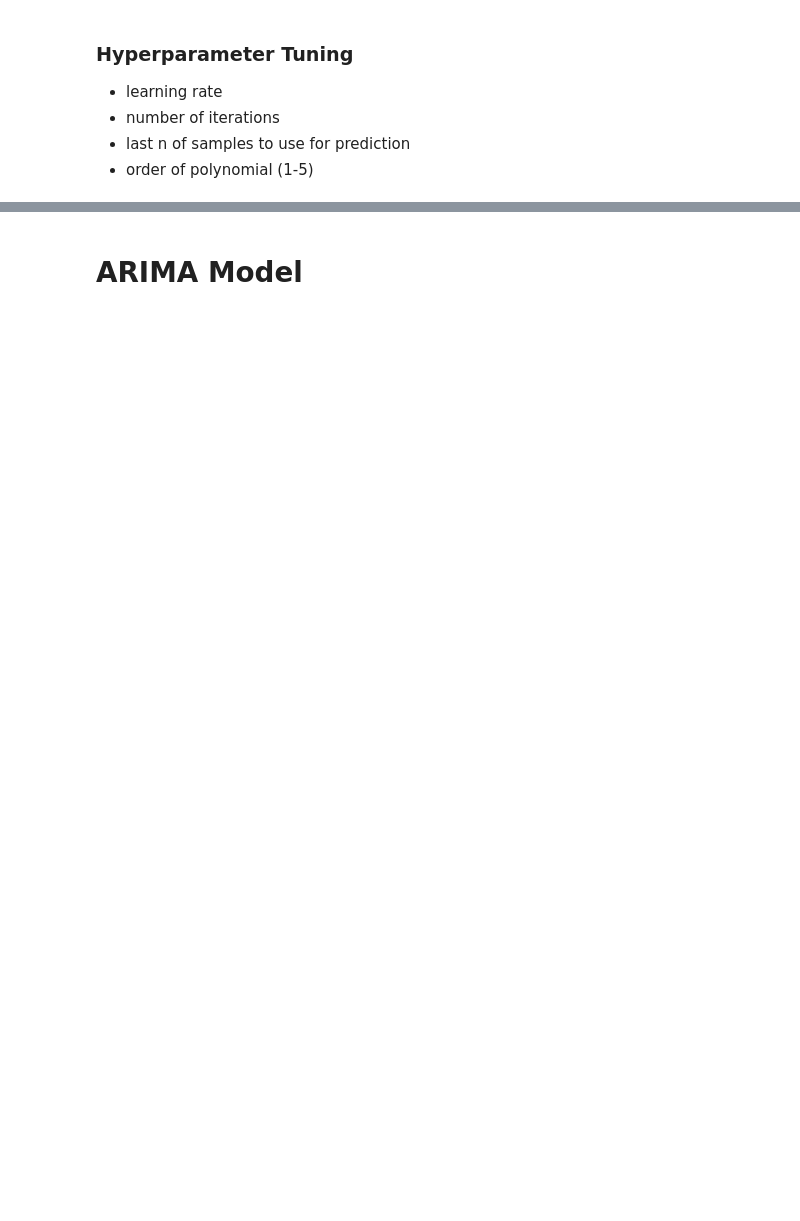
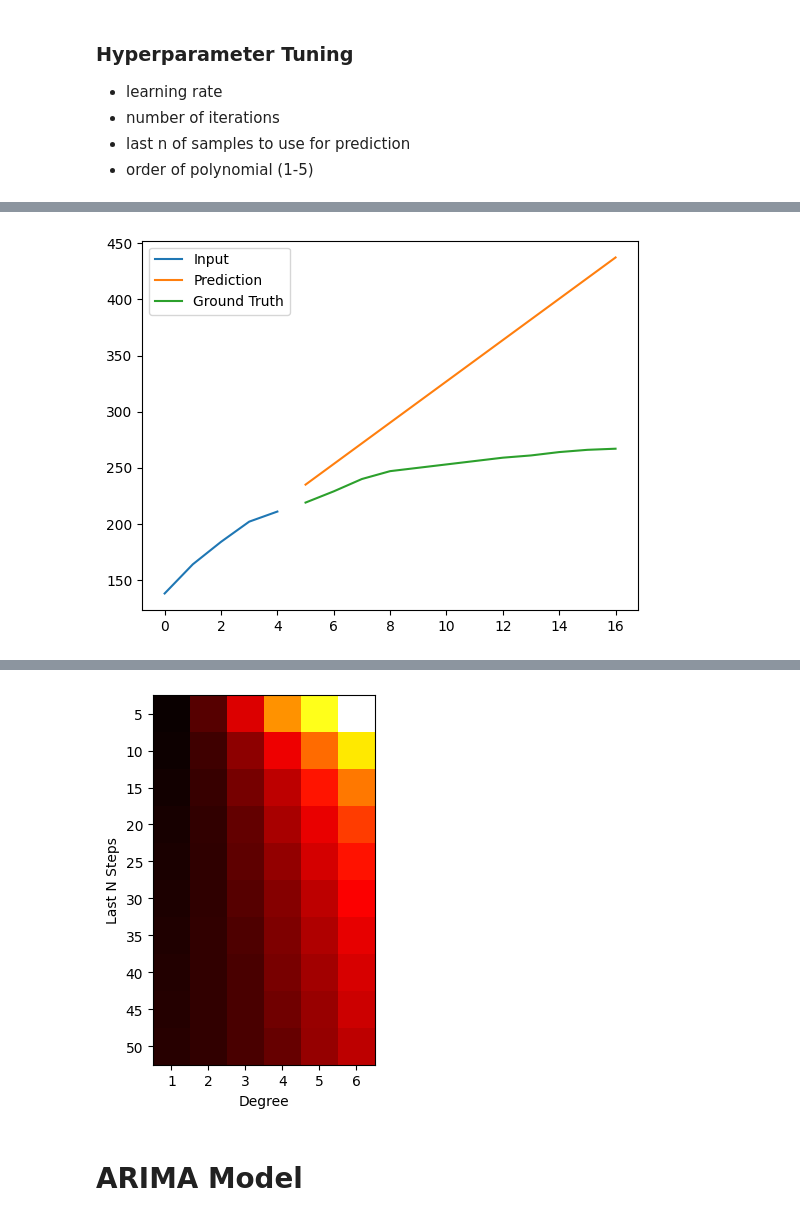
Before and after one commit to mo-gaafar/CGM_Prediction_LSTM, a Jupyter notebook: code/project/heurisitic_0.ipynb, the cells around one changed output, grey strips where cells are left out. Cells and saved outputs as stored; diff of their text form; code cells hidden in the pictures; blank space fills up the shorter version.

```diff
--- a/code/project/heurisitic_0.ipynb
+++ b/code/project/heurisitic_0.ipynb
@@ -215,0 +226,64 @@ plt.show()
+# %%
+# Print RMSE/epoch for each hyperparameter
+print("RMSE: ", math.sqrt(min(losses)))
+
+
+
+# Plotting an example of the best hyperparameter combination
+X = X_test[0]
+y = y_test[0]
+
+degree = best_degree
+last_n = best_last_n
+
+last = X[-last_n:]
+input_size = last_n
+
+reg = LinearRegression().fit(np.arange(0,input_size,1).reshape(input_size,1), last)
+preds = reg.predict(np.arange(input_size,input_size+pred_horizon,1).reshape(pred_horizon,1))
+
+plt.plot(np.arange(0,input_size,1), last, label="Input")
+plt.plot(np.arange(input_size,input_size+pred_horizon,1), preds, label="Prediction")
+plt.plot(np.arange(input_size,input_size+pred_horizon,1), y, label="Ground Truth")
+plt.legend()
+plt.show()
+
+
+# convert loss array to heatmap
+losses = np.array(losses)
+# degrees is in the inner loop and last_n_steps is in the outer loop
+# so we need to reshape the array to match the order of the loops
+losses = losses.reshape(len(last_n_steps), len(degrees))
+print(losses)
+
+# # normalize the losses and remove outliers
+# log scaling
+log_losses = np.log(losses)
+# print in df form
+print("Losses:")
+import pandas as pd
+print(pd.DataFrame(losses, index=last_n_steps, columns=degrees))
+
+
+# set axis labels
+plt.xlabel('Degree')
+plt.ylabel('Last N Steps')
+# set axis
+plt.xticks(np.arange(len(degrees)), degrees)
+plt.yticks(np.arange(len(last_n_steps)), last_n_steps)
+
+# plot the heatmap
+plt.imshow(log_losses, cmap='hot', interpolation='nearest')
+plt.show()
+
+
+# plot the best regression line best_reg on the scatter plot
+# draw scatter plot of all the points
+# plt.scatter(np.arange(0,input_size,1), last, label="Input")
+# # draw the best regression line
+# plt.plot(np.arange(0,input_size,1), best_reg.predict(poly.fit_transform(np.arange(0,input_size,1).reshape(input_size,1))), label="Best Regression Line")
+# plt.legend()
+
+# plt.show()
+# %% [output]
+[figure, added]
@@ -216,3 +307,4 @@ plt.show()
+[figure, added]
 # %% [markdown]
 # ARIMA Model
 # %%
```
Also changed, not shown: parts of 9 cells of this notebook, 2 other files.
